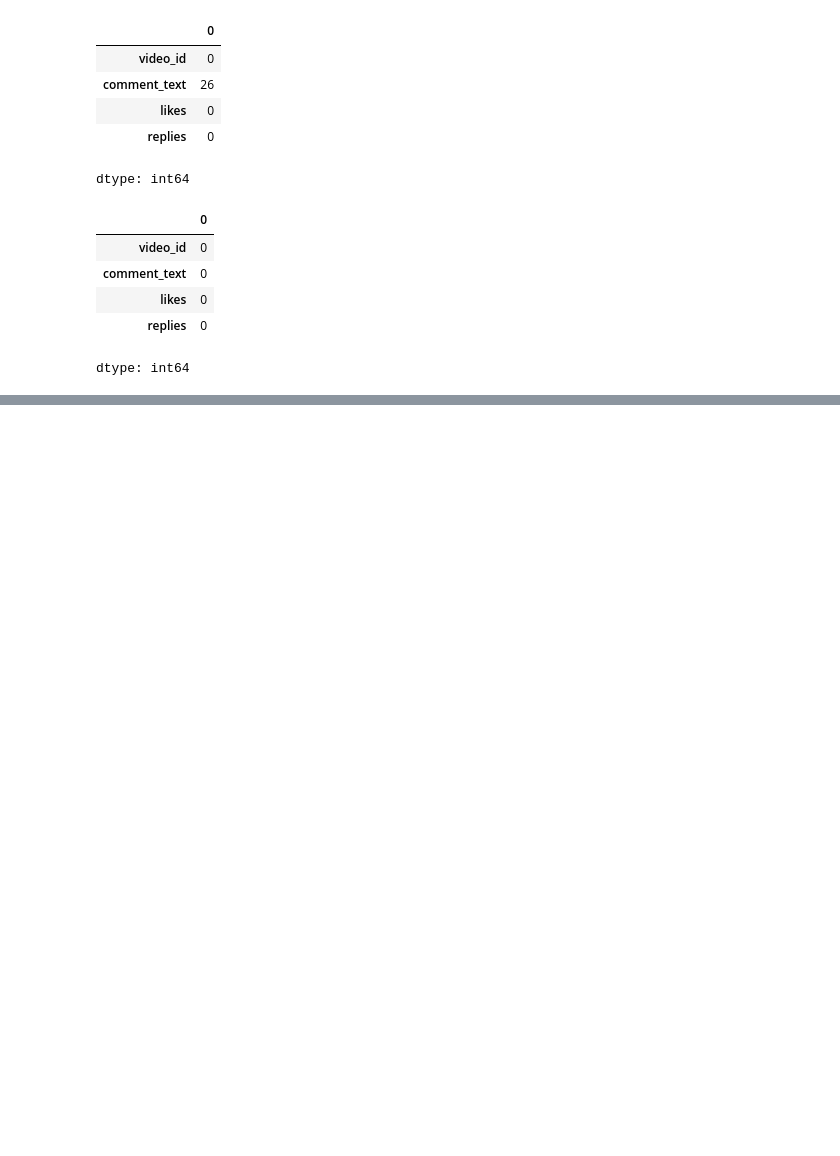
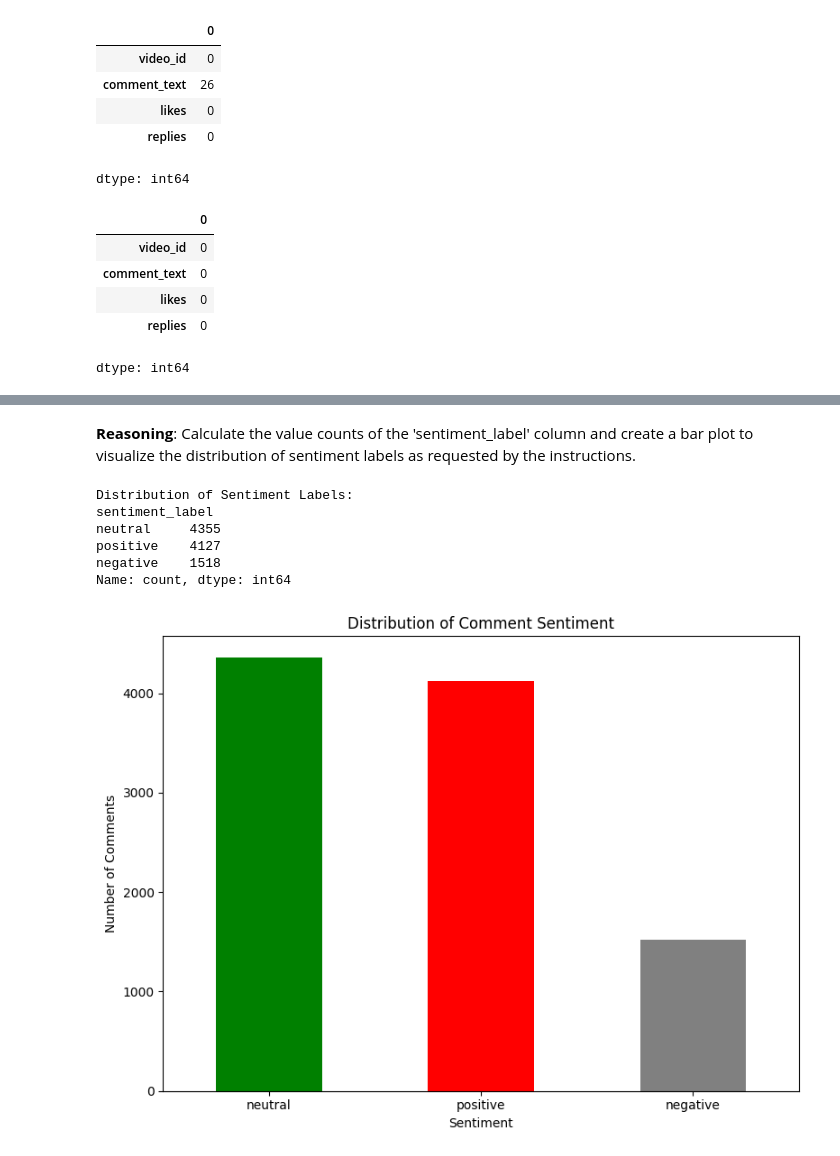
Before and after one commit to pallmallking/Youtube_Analysis, a Jupyter notebook: Youtube_analysis.ipynb, the cells around one changed output, grey strips where cells are left out. Cells and saved outputs as stored; diff of their text form; code cells hidden in the pictures; blank space fills up the shorter version.

```diff
--- a/Youtube_analysis.ipynb
+++ b/Youtube_analysis.ipynb
@@ -38,0 +178,26 @@ dtype: int64
+# %%
+from textblob import TextBlob
+
+# Function to get sentiment polarity
+def get_sentiment_polarity(text):
+    if isinstance(text, str):
+        return TextBlob(text).sentiment.polarity
+    return 0.0
+
+# Apply the function to create the sentiment_polarity column
+comments['sentiment_polarity'] = comments['cleaned_comment_text'].apply(get_sentiment_polarity)
+
+# Function to get sentiment label based on polarity
+def get_sentiment_label(polarity):
+    if polarity > 0:
+        return 'positive'
+    elif polarity < 0:
+        return 'negative'
+    else:
+        return 'neutral'
+
+# Apply the function to create the sentiment_label column
+comments['sentiment_label'] = comments['sentiment_polarity'].apply(get_sentiment_label)
+
+# Display the first few rows with the new sentiment columns
+display(comments.head())
@@ -38,0 +216,28 @@ dtype: int64
+# %% [markdown]
+**Reasoning**:
+Calculate the value counts of the 'sentiment_label' column and create a bar plot to visualize the distribution of sentiment labels as requested by the instructions.
+# %%
+# Calculate value counts of sentiment labels
+sentiment_counts = comments['sentiment_label'].value_counts()
+
+# Print the value counts
+print("Distribution of Sentiment Labels:")
+print(sentiment_counts)
+
+# Create a bar plot
+plt.figure(figsize=(8, 6))
+sentiment_counts.plot(kind='bar', color=['green', 'red', 'gray'])
+plt.title('Distribution of Comment Sentiment')
+plt.xlabel('Sentiment')
+plt.ylabel('Number of Comments')
+plt.xticks(rotation=0)
+plt.tight_layout()
+plt.show()
+# %% [output]
+Distribution of Sentiment Labels:
+sentiment_label
+neutral     4355
+positive    4127
+negative    1518
+Name: count, dtype: int64
+[figure, added]
```
Also changed, not shown: parts of 17 cells of this notebook.
